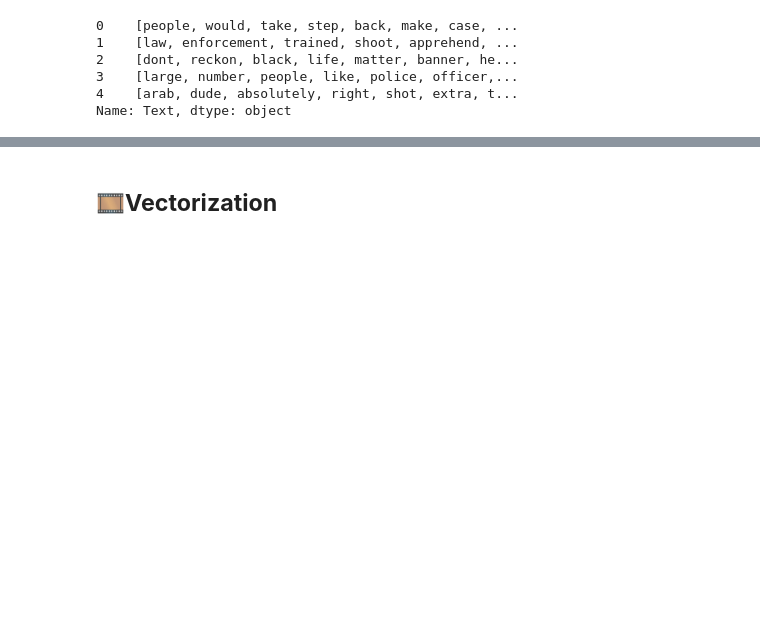
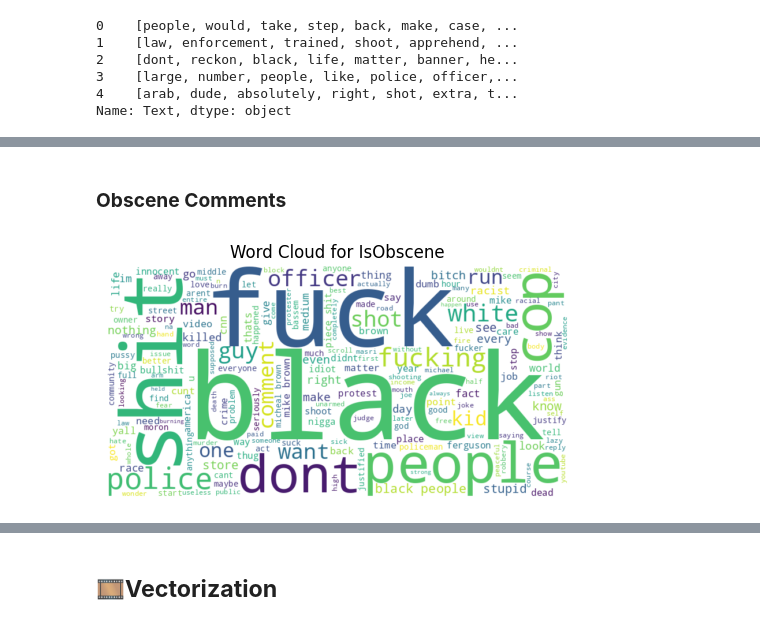
Before and after one commit to manjit-baishya-datascience/Multi-Label-Toxic-Comment-Detector, a Jupyter notebook: multi-label-toxic-comment-detection.ipynb, the cells around one changed output, grey strips where cells are left out. Cells and saved outputs as stored; diff of their text form; code cells hidden in the pictures; blank space fills up the shorter version.

```diff
--- a/multi-label-toxic-comment-detection.ipynb
+++ b/multi-label-toxic-comment-detection.ipynb
@@ -250,0 +302,6 @@ Name: Text, dtype: object
+# %% [markdown]
+### **Obscene Comments**
+# %%
+plot_word_cloud('IsObscene')
+# %% [output]
+[figure, added]
```
Also changed, not shown: parts of 23 cells of this notebook.
